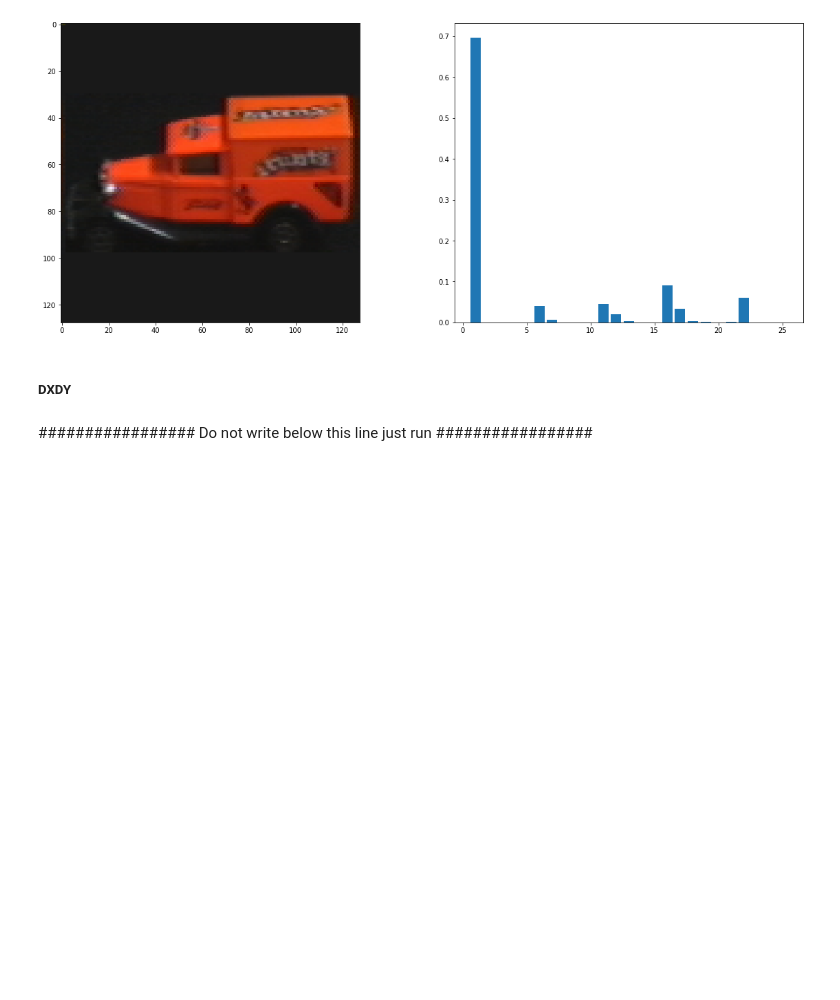
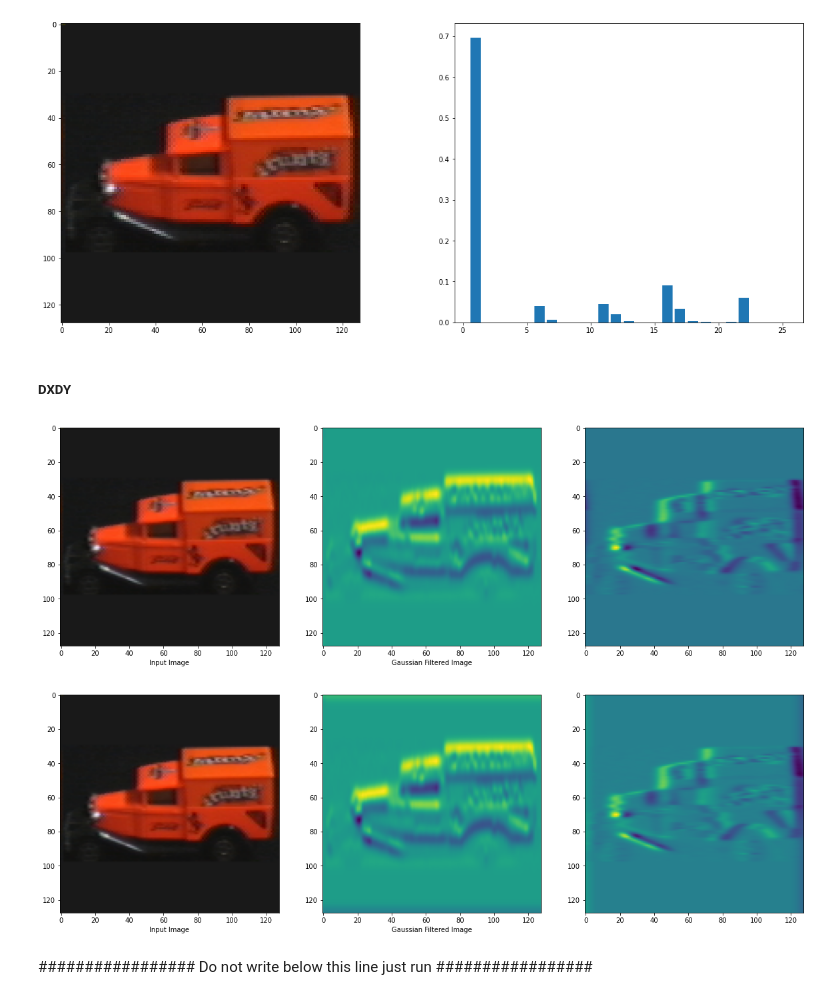
Before and after one commit to S4b3/FDS-HW1, a Jupyter notebook: FDS_Assignment1.ipynb, the cells around one changed output. Drawn from its saved outputs; the diff is of its cells as text; code cells hidden in the pictures; blank space fills up the shorter version.

```diff
--- a/FDS_Assignment1.ipynb
+++ b/FDS_Assignment1.ipynb
@@ -587,2 +588,48 @@ def gaussderiv(img, sigma):
+# %%
+def gaussderivV2(img, sigma):
+    Dx,_ = np.array(gaussdx(sigma))
+    Dx = Dx.reshape((-1,1))
+    Dy,_ = np.array(gaussdx(sigma))
+    Dy = Dy.reshape((-1,1))
+    imgDx = convolve(img, Dx, "same")
+    imgDy = convolve(img, Dy.T, "same")
+
+    return imgDx, imgDy
+# %%
+img_color = np.array(Image.open('model/obj100__0.png'))
+img_gray = rgb2gray(img_color.astype('double'))
+smooth_img1, smooth_img2 = gaussderiv(img_gray, 3)
+plt.figure(2)
+ax1 = plt.subplot(1,3,1)
+ax1.set_xlabel('Input Image')
+ax2 = plt.subplot(1,3,2)
+ax2.set_xlabel('Gaussian Filtered Image')
+ax3 = plt.subplot(1,3,3)
+plt.sca(ax1)
+plt.imshow(img_color, cmap='gray', vmin=0, vmax=255)
+plt.sca(ax2)
+plt.imshow(smooth_img1)
+plt.sca(ax3)
+plt.imshow(smooth_img2)
+plt.show()
+
+
+smooth_img1, smooth_img2 = gaussderivV2(img_gray, 3)
+plt.figure(2)
+ax1 = plt.subplot(1,3,1)
+ax1.set_xlabel('Input Image')
+ax2 = plt.subplot(1,3,2)
+ax2.set_xlabel('Gaussian Filtered Image')
+ax3 = plt.subplot(1,3,3)
+plt.sca(ax1)
+plt.imshow(img_color, cmap='gray', vmin=0, vmax=255)
+plt.sca(ax2)
+plt.imshow(smooth_img1)
+plt.sca(ax3)
+plt.imshow(smooth_img2)
+plt.show()
+# %% [output]
+[figure, added]
+[figure, added]
 # %%
 def dxdy_hist(img_gray, num_bins = 5, show_verbose = False):
```
Also changed, not shown: parts of 6 cells of this notebook.
